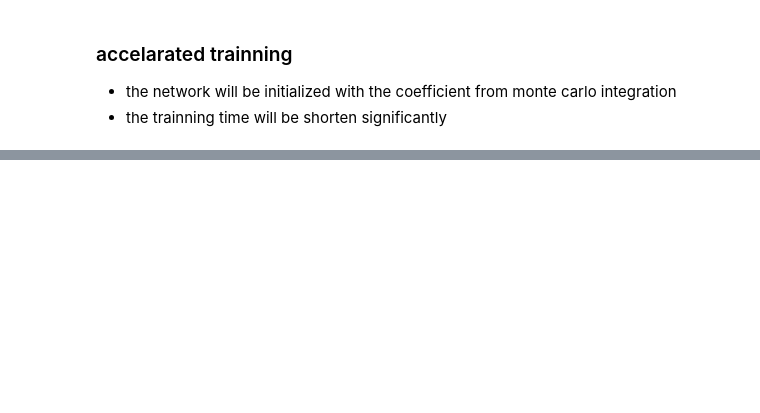
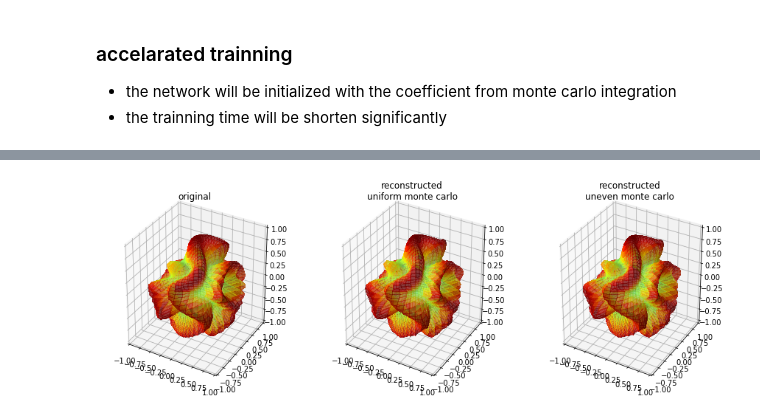
Before and after one commit to mammalwong/ml-study, a Jupyter notebook: study-spherical-harmonic.ipynb, the cells around one changed output, grey strips where cells are left out. Cells and saved outputs as stored; diff of their text form; code cells hidden in the pictures; blank space fills up the shorter version.

```diff
--- a/study-spherical-harmonic.ipynb
+++ b/study-spherical-harmonic.ipynb
@@ -445,0 +455,4 @@ Wall time: 11.5 s
+# %%
+visualize_model(M)
+# %% [output]
+[figure, added]
```
Also changed, not shown: parts of 10 cells of this notebook.
